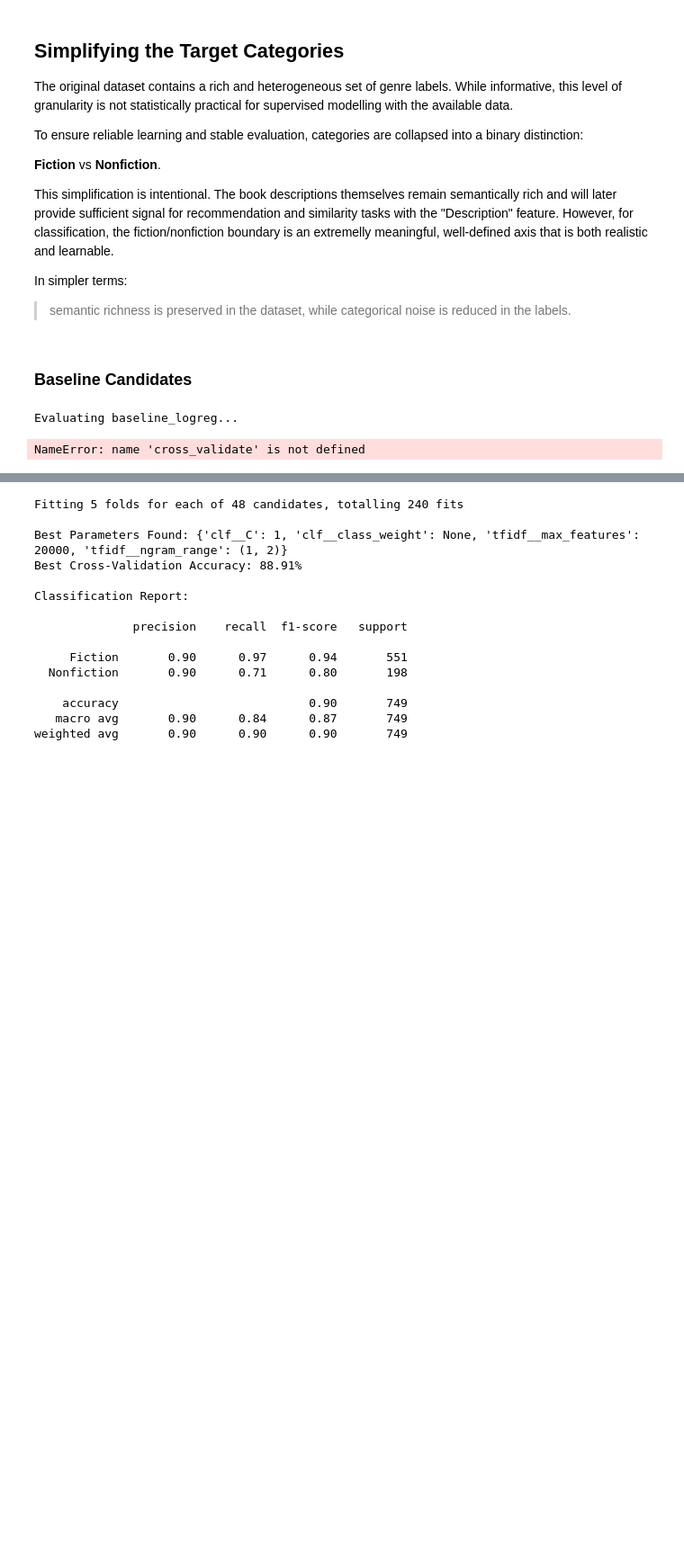
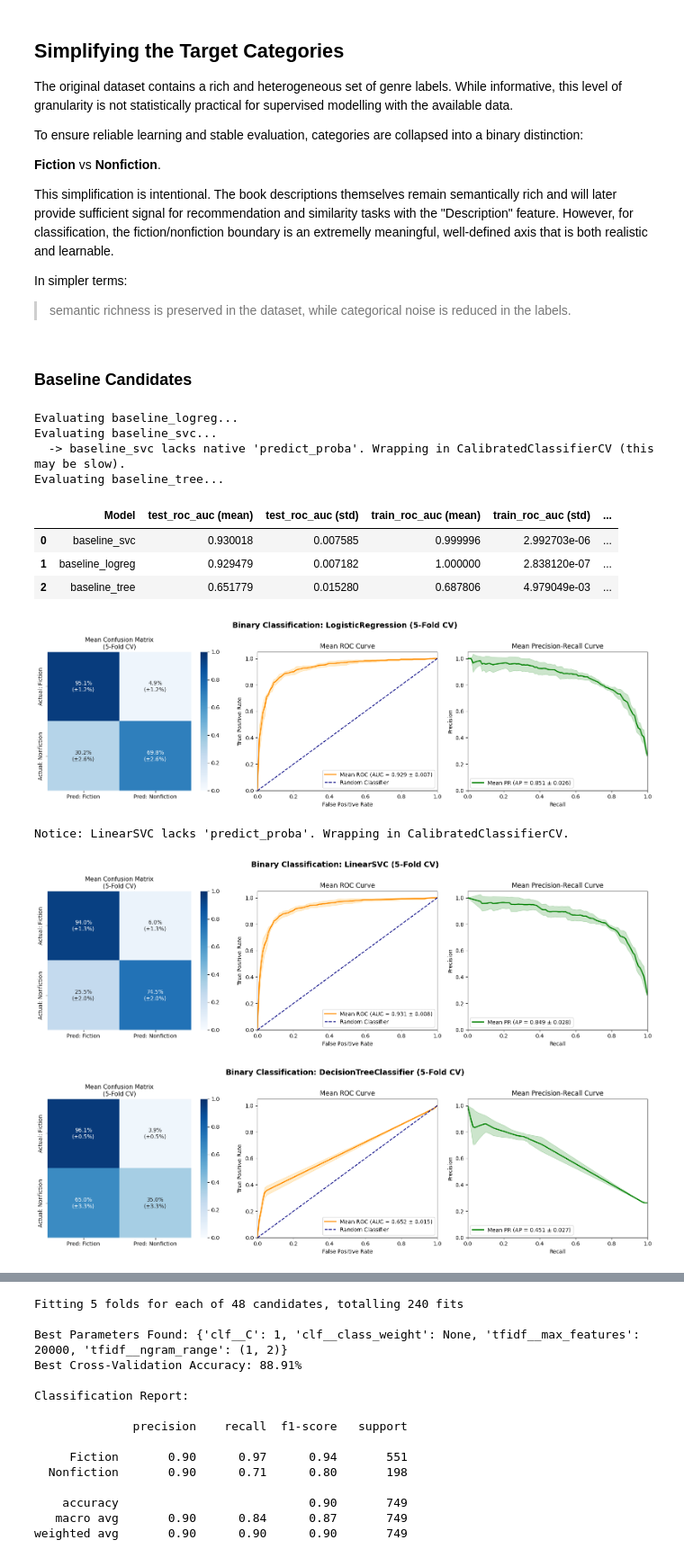
Before and after one commit to jhlopesalves/classic_workflows, a Jupyter notebook: LLM/book_recommender/text_classification_v0.ipynb, the cells around one changed output, grey strips where cells are left out. Shown at 90% size. Drawn from its saved outputs; the diff is of its cells as text; code cells hidden in the pictures; blank space fills up the shorter version.

Commit message:
plot_classification_metrics finally works

```diff
--- a/LLM/book_recommender/text_classification_v0.ipynb
+++ b/LLM/book_recommender/text_classification_v0.ipynb
@@ -144,45 +378,51 @@ X_train, X_test, y_train, y_test = train_test_split(X_labelled, y_labelled, test
 from sklearn.linear_model import LogisticRegression
 from sklearn.svm import LinearSVC
 from sklearn.tree import DecisionTreeClassifier
-
 
 base_candidates = {
 	"baseline_logreg": Pipeline(
 		steps=[
 			("tfidf", TfidfVectorizer(stop_words="english", ngram_range=(1, 2), max_features=25000)),
 			("model", LogisticRegression(C=100, max_iter=1000, random_state=42)),
 		]
 	),
 	"baseline_svc": Pipeline(
 		steps=[
 			("tfidf", TfidfVectorizer(stop_words="english", ngram_range=(1, 2), max_features=25000)),
 			("model", LinearSVC(C=1, max_iter=1000, random_state=42)),
 		]
 	),
 	"baseline_tree": Pipeline(
-		steps=[
-			("tfidf", TfidfVectorizer(stop_words="english", ngram_range=(1, 2), max_features=25000)),
-			("model", DecisionTreeClassifier(max_depth=5, random_state=42))
-		]
-	)
+		steps=[("tfidf", TfidfVectorizer(stop_words="english", ngram_range=(1, 2), max_features=25000)), ("model", DecisionTreeClassifier(max_depth=5, random_state=42))]
+	),
 }
 
 baseline_evaluation = utils.evaluate_candidates_cls(
 	candidates=base_candidates,
 	X=X_train,
 	y=y_train,
 	n_splits=5,
 	sort_by="test_accuracy",
 	n_jobs=-1,
 )
 
 display(baseline_evaluation)
 
 for name, model in base_candidates.items():
-	_, plot = utils.plot_classifier_metrics(X=X_train, y=y_train, estimator=model, cv=5, random_state=42)
+	metrics = plot_classifier_metrics(X=X_train, y=y_train, estimator=model, cv=5, random_state=42)
 # %% [output]
 Evaluating baseline_logreg...
+Evaluating baseline_svc...
+  -> baseline_svc lacks native 'predict_proba'. Wrapping in CalibratedClassifierCV (this may be slow).
+Evaluating baseline_tree...
+|  | Model | test_roc_auc (mean) | test_roc_auc (std) | train_roc_auc (mean) | train_roc_auc (std) | ... |
+| 0 | baseline_svc | 0.930018 | 0.007585 | 0.999996 | 2.992703e-06 | ... |
+| 1 | baseline_logreg | 0.929479 | 0.007182 | 1.000000 | 2.838120e-07 | ... |
+| 2 | baseline_tree | 0.651779 | 0.015280 | 0.687806 | 4.979049e-03 | ... |
+[figure, added]
-NameError: name 'cross_validate' is not defined
+Notice: LinearSVC lacks 'predict_proba'. Wrapping in CalibratedClassifierCV.
+[figure, added]
+[figure, added]
 # %%
 utils.classification_evaluation?
 # %% [output]
```
Also changed, not shown: parts of 5 cells of this notebook, 1 other file.
